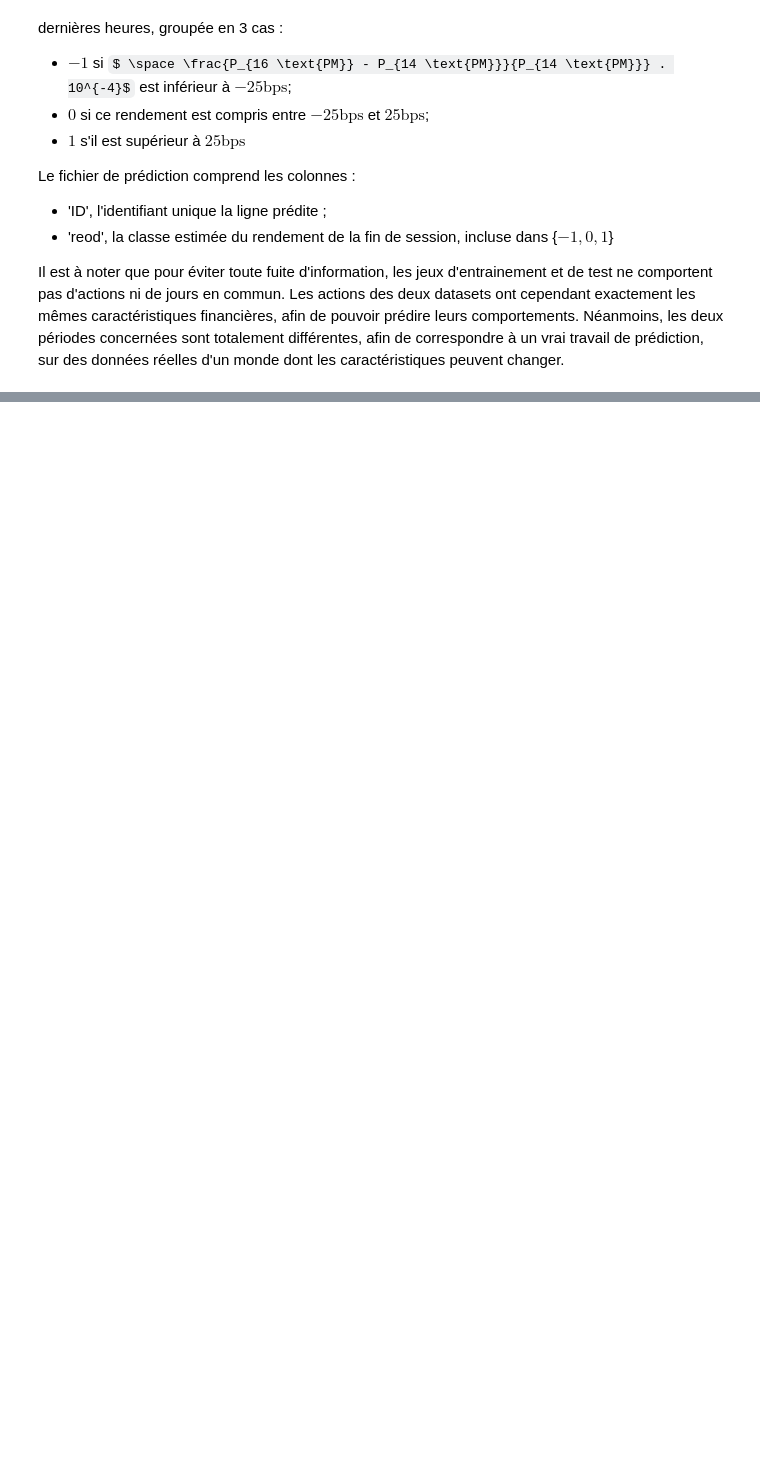
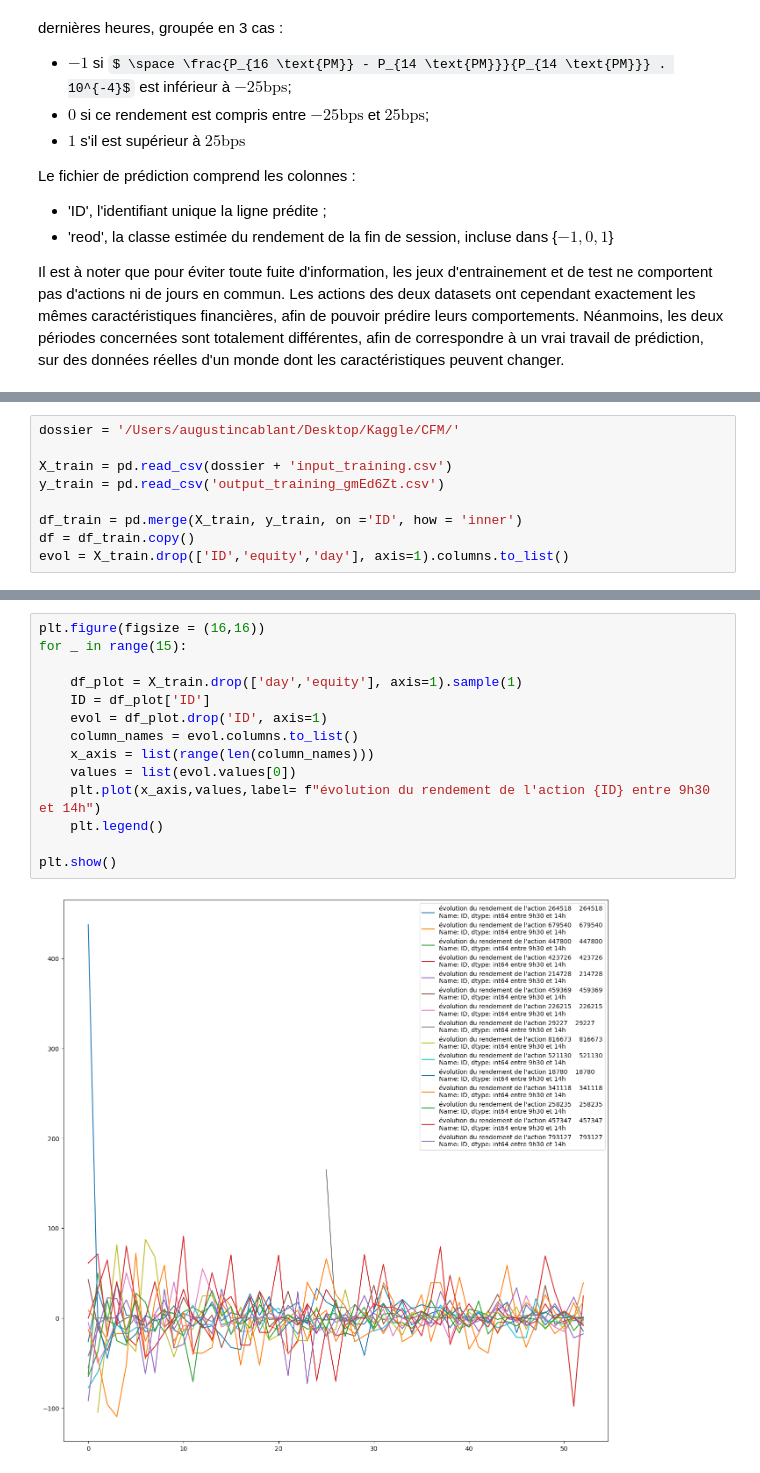
Before and after one commit to AugustinCablant/Data-Challenge-QRT, a Jupyter notebook: Capital Fund Management/code.ipynb, the cells around one changed output, grey strips where cells are left out. Drawn from its saved outputs; the diff is of its cells as text; some formulas as TeX source; blank space fills up the shorter version.

```diff
--- a/Capital Fund Management/code.ipynb
+++ b/Capital Fund Management/code.ipynb
@@ -44,0 +58,9 @@ Il est à noter que pour éviter toute fuite d'information, les jeux d'entrainem
+# %%
+dossier = '/Users/augustincablant/Desktop/Kaggle/CFM/'
+
+X_train = pd.read_csv(dossier + 'input_training.csv')
+y_train = pd.read_csv('output_training_gmEd6Zt.csv')
+
+df_train = pd.merge(X_train, y_train, on ='ID', how = 'inner')
+df = df_train.copy()
+evol = X_train.drop(['ID','equity','day'], axis=1).columns.to_list()
@@ -44,0 +90,16 @@ Il est à noter que pour éviter toute fuite d'information, les jeux d'entrainem
+# %%
+plt.figure(figsize = (16,16))
+for _ in range(15):
+
+    df_plot = X_train.drop(['day','equity'], axis=1).sample(1)
+    ID = df_plot['ID']
+    evol = df_plot.drop('ID', axis=1)
+    column_names = evol.columns.to_list()
+    x_axis = list(range(len(column_names)))
+    values = list(evol.values[0])
+    plt.plot(x_axis,values,label= f"évolution du rendement de l'action {ID} entre 9h30 et 14h")
+    plt.legend()
+
+plt.show()
+# %% [output]
+[figure, added]
```
Also changed, not shown: parts of 20 cells of this notebook.
